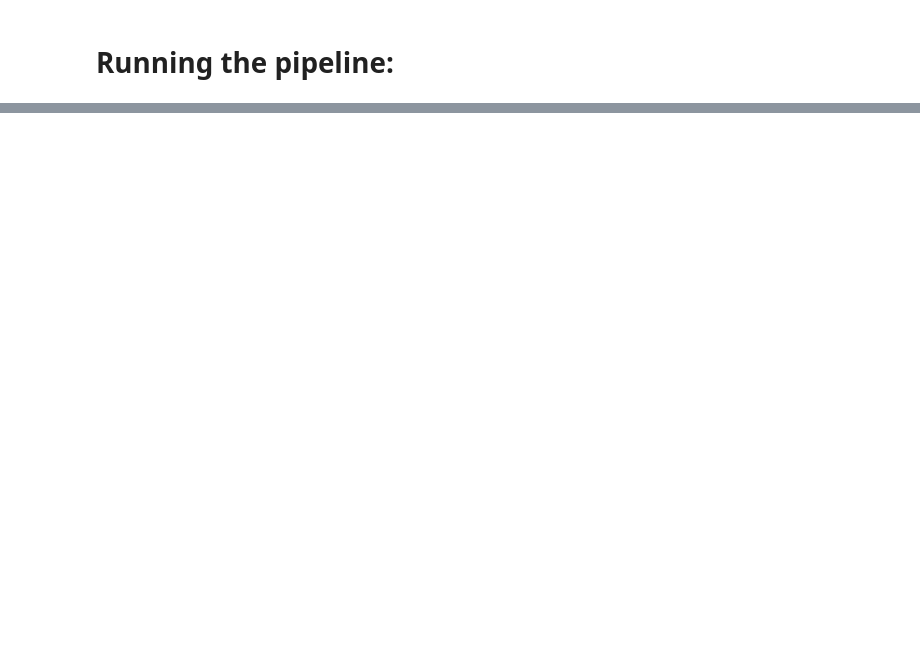
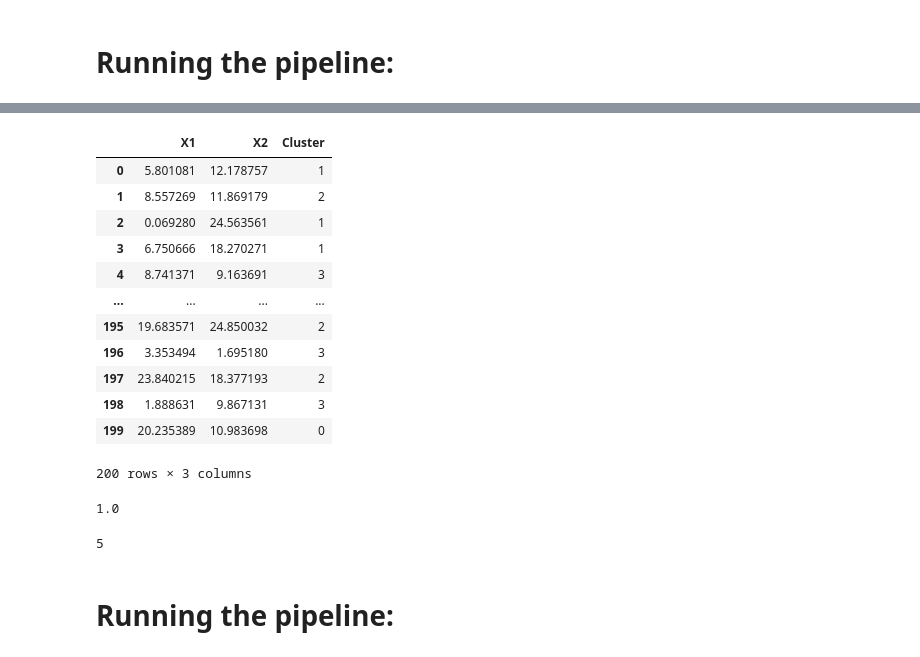
Before and after one commit to pat-alt/clustering, a Jupyter notebook: mst_notebook.ipynb, the cells around one changed output, grey strips where cells are left out. Drawn from its saved outputs; the diff is of its cells as text; code cells hidden in the pictures; blank space fills up the shorter version.

```diff
--- a/mst_notebook.ipynb
+++ b/mst_notebook.ipynb
@@ -166,0 +410,5 @@ Makes sense, our data looks like 2 clusters, so highest DU for K=2 is what we ex
+# %%
+for index, row in df.iterrows():
+    if index == 0:
+        print(row)
+        print(calc_distance(row[:-1],centroids[0][:-1]))
@@ -166,0 +453,3 @@ Makes sense, our data looks like 2 clusters, so highest DU for K=2 is what we ex
+# %%
+for center in centroids:
+    print(center)
@@ -166,0 +562,5 @@ Makes sense, our data looks like 2 clusters, so highest DU for K=2 is what we ex
+# %%
+n=5
+centroids = initiate_centroids(n, df)
+get_centroids = findClosestCentroids(centroids, df)
+recursive_centroid_find(n, df, 1)
@@ -166,0 +574,22 @@ Makes sense, our data looks like 2 clusters, so highest DU for K=2 is what we ex
+# %%
+df['Cluster'] = findClosestCentroids(centroids, df)
+# %%
+df
+# %% [output]
+|  | X1 | X2 | Cluster |
+| 0 | 5.801081 | 12.178757 | 1 |
+| 1 | 8.557269 | 11.869179 | 2 |
+| 2 | 0.069280 | 24.563561 | 1 |
+| 3 | 6.750666 | 18.270271 | 1 |
+| 4 | 8.741371 | 9.163691 | 3 |
+| ... | ... | ... | ... |
+| 195 | 19.683571 | 24.850032 | 2 |
+| 196 | 3.353494 | 1.695180 | 3 |
+| 197 | 23.840215 | 18.377193 | 2 |
+| 198 | 1.888631 | 9.867131 | 3 |
+| 199 | 20.235389 | 10.983698 | 0 |
+200 rows × 3 columns
+# %%
+df.iloc[0][2]
+# %% [output]
+1.0
@@ -166,0 +609,6 @@ Makes sense, our data looks like 2 clusters, so highest DU for K=2 is what we ex
+# %%
+len(cluster_dict)
+# %% [output]
+5
+# %% [markdown]
+# Running the pipeline:
```
Also changed, not shown: parts of 61 cells of this notebook.
